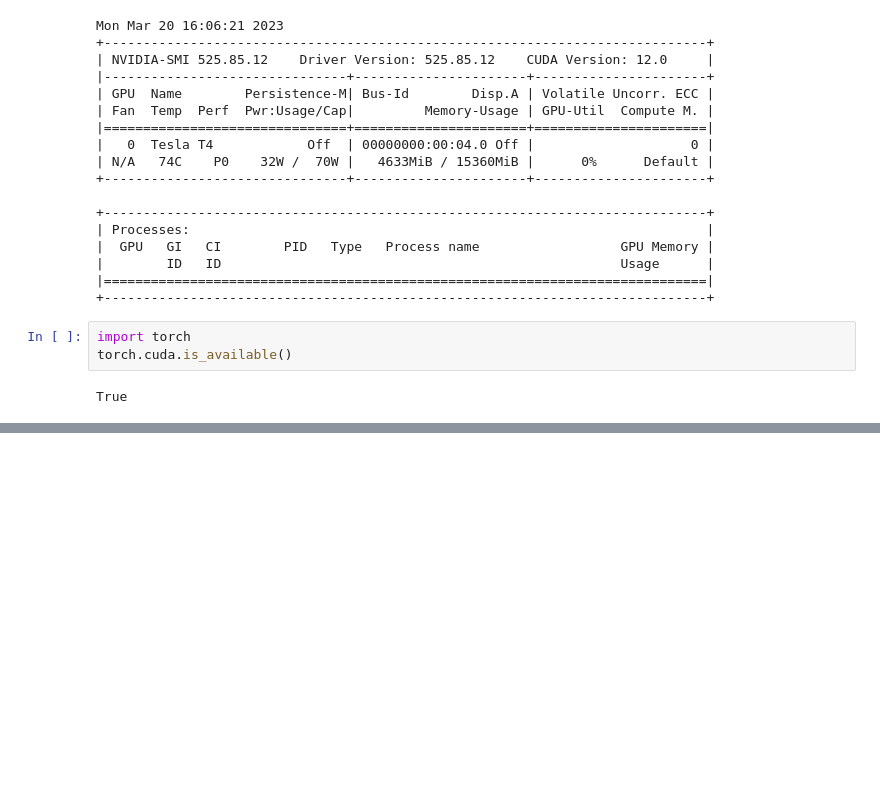
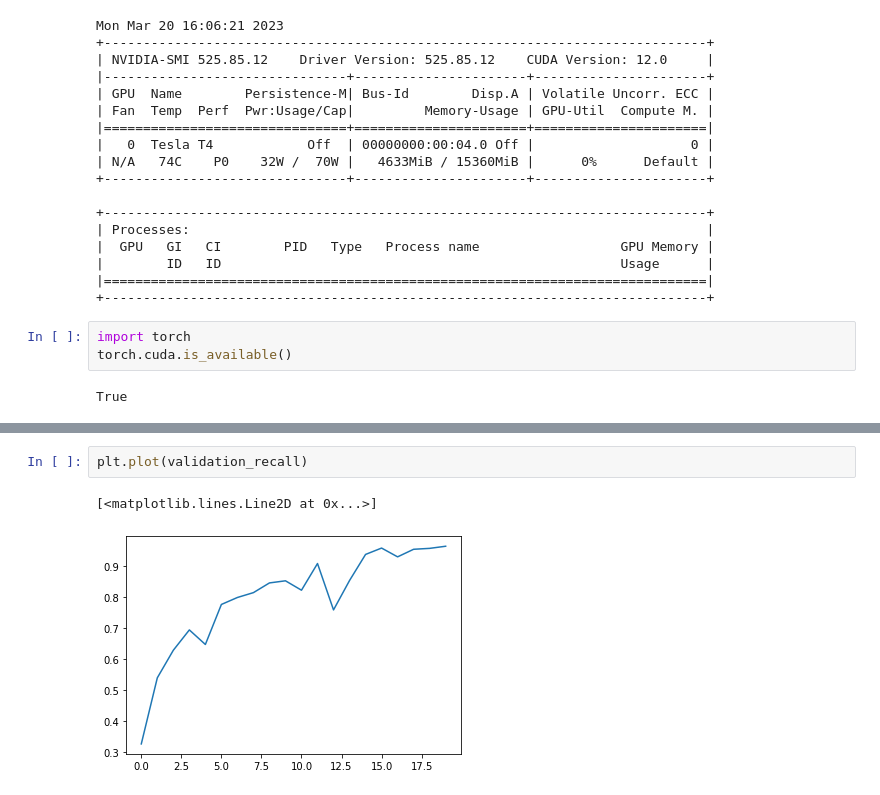
Before and after one commit to XENOXI/Iishenka, a Jupyter notebook: lab2.ipynb, the cells around one changed output, grey strips where cells are left out. Saved outputs shown, nothing was run; the diff lists cells and outputs as text; blank space fills up the shorter version.

```diff
--- a/lab2.ipynb
+++ b/lab2.ipynb
@@ -210,0 +273,5 @@ torch.save(model.state_dict(),"myWeight")
+# %%
+plt.plot(validation_recall)
+# %% [output]
+[<matplotlib.lines.Line2D at 0x...>]
+[figure, added]
```
Also changed, not shown: parts of 18 cells of this notebook.
